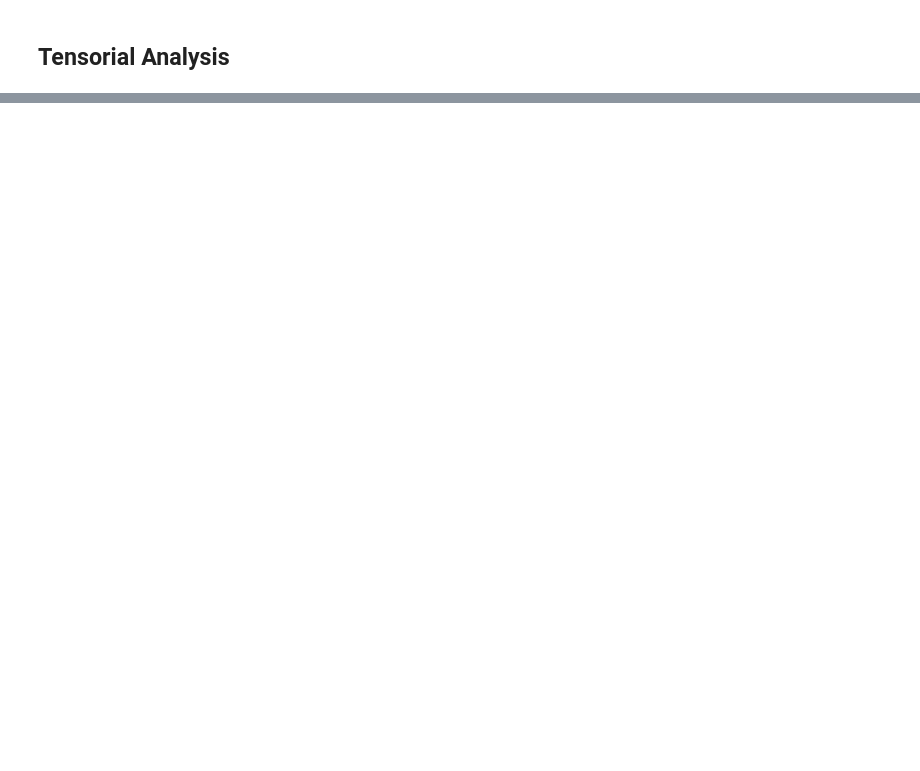
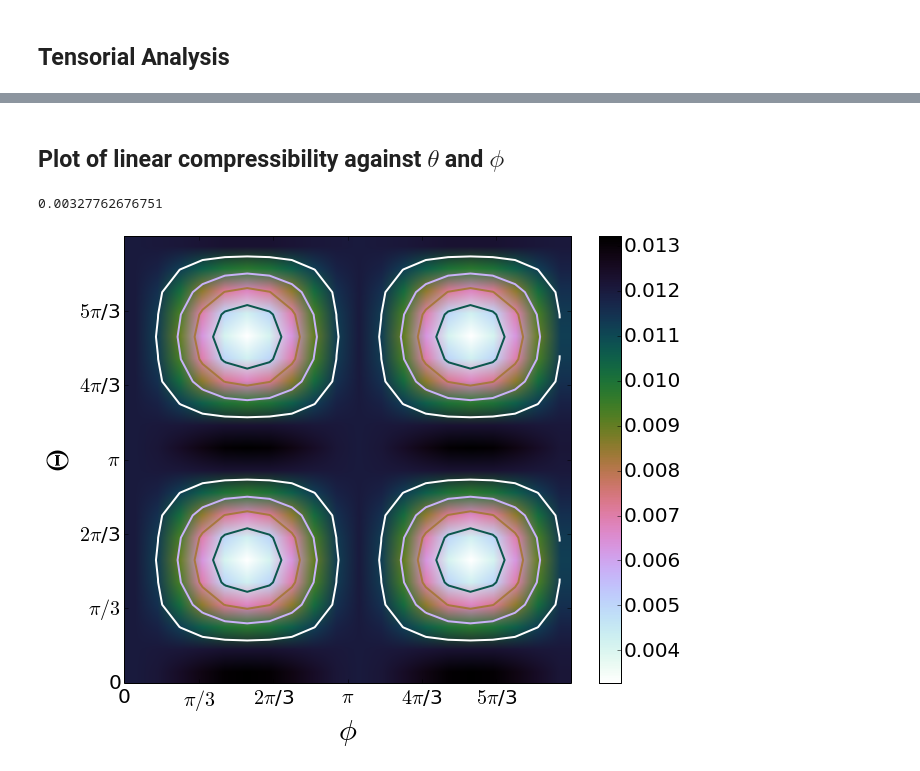
Before and after one commit to keeeto/VASP-Elastic, a Jupyter notebook: ElasticPropertiesTensorial.ipynb, the cells around one changed output, grey strips where cells are left out. Cells and saved outputs as stored; diff of their text form; code cells hidden in the pictures; blank space fills up the shorter version.

```diff
--- a/ElasticPropertiesTensorial.ipynb
+++ b/ElasticPropertiesTensorial.ipynb
@@ -69,3 +100,13 @@ def YoungModulus(theta,phi,Sij):
+# %%
+def linearCompressibility(theta, phi, Sij):
+    a = dirVector(theta, phi)
+    comp = 0
+    SM = Smat(Sij)
+    for i in 0,1,2:
+        for j in 0,1,2:
+            for k in 0,1,2:
+                    comp = comp + a[i]*a[j]*SM[i,j,k,k]
+    return comp
 # %% [markdown]
 ### Elastic tensor $C_{ij}$
 # %%
@@ -158,0 +219,20 @@ plt.show()
+# %% [markdown]
+## Plot of linear compressibility against $\theta$ and $\phi$
+# %%
+x=y=np.arange(0,2*np.pi,np.pi/10)
+X, Y = np.meshgrid(x, y)
+Z = linearCompressibility(X,Y,Sij)
+print np.amin(Z)
+im = plt.imshow(Z,cmap=cx2,extent=(0,6,0,6),origin='lower')
+cset = plt.contour(Z,np.arange(np.amin(Z),np.amax(Z),0.002),linewidths=2,cmap=cx1,extent=(0,6,0,6),origin='lower')
+pylab.colorbar(im)
+plt.xlabel('$\phi$', fontsize=30)
+plt.ylabel('$\Theta$', fontsize=30)
+plt.xticks(np.arange(0,6),point_names)
+plt.yticks(np.arange(0,6),point_names)
+plt.savefig('LinearCompress.eps')
+#plt.clabel(cset, inline=True, fmt='%1.1f', fontsize=20)
+plt.show()
+# %% [output]
+0.00327762676751
+[figure, added]
```
Also changed, not shown: parts of 21 cells of this notebook, 5 other files.
